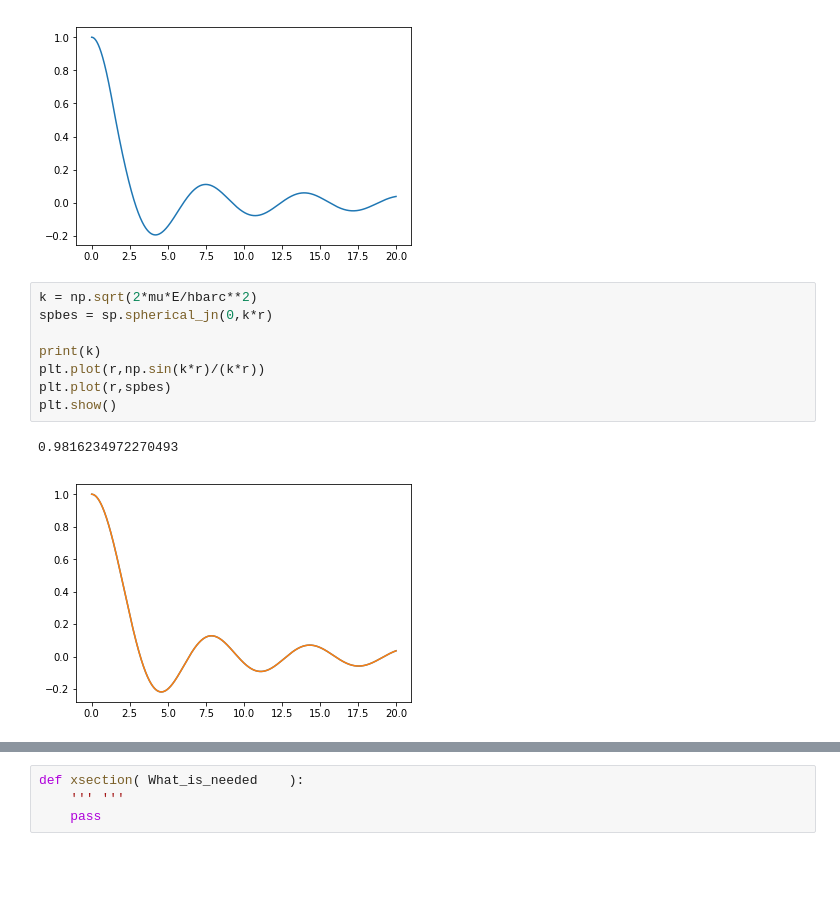
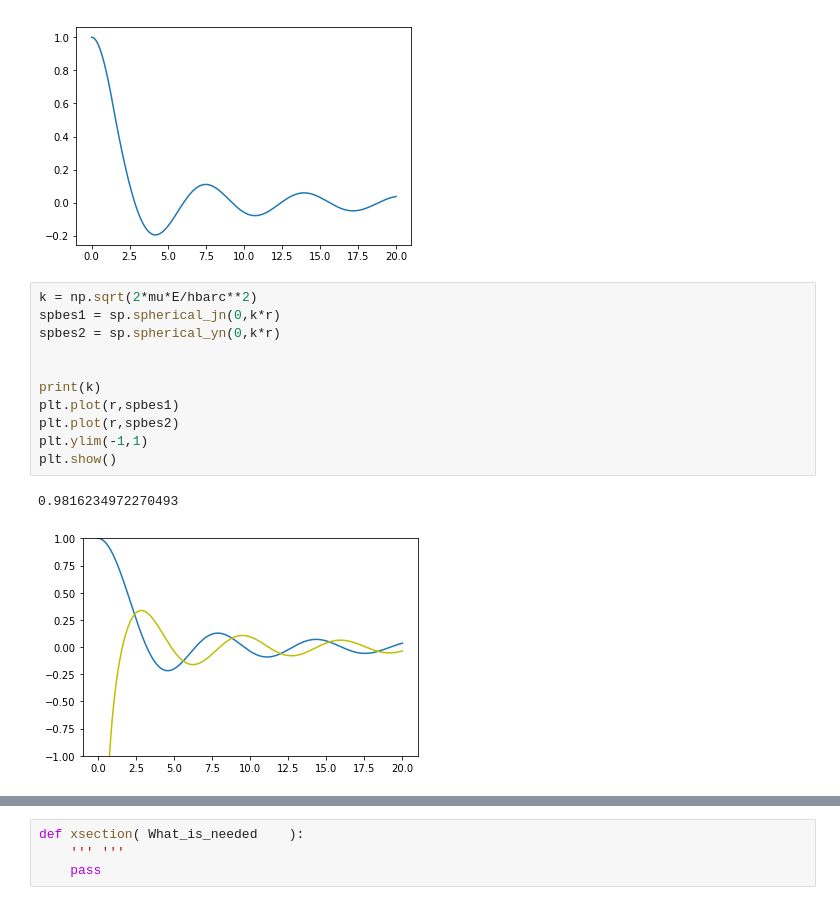
Before and after one commit to dronchin/Two-Nucleon-Scattering, a Jupyter notebook: src/Two-Nucleon scattering.ipynb, the cells around one changed output, grey strips where cells are left out. Drawn from its saved outputs; the diff is of its cells as text; blank space fills up the shorter version.

```diff
--- a/src/Two-Nucleon scattering.ipynb
+++ b/src/Two-Nucleon scattering.ipynb
@@ -113,15 +113,18 @@ plt.plot(r, wavefunc/r)
 [figure]
 # %%
 k = np.sqrt(2*mu*E/hbarc**2)
-spbes = sp.spherical_jn(0,k*r)
+spbes1 = sp.spherical_jn(0,k*r)
+spbes2 = sp.spherical_yn(0,k*r)
+
 
 print(k)
-plt.plot(r,np.sin(k*r)/(k*r))
-plt.plot(r,spbes)
+plt.plot(r,spbes1)
+plt.plot(r,spbes2)
+plt.ylim(-1,1)
 plt.show()
 # %% [output]
 0.9816234972270493
-[figure, old version]
+[figure, new version]
 # %%
 def phaseshift(wavefunc,E,l,n,Rmax):
     '''Get the phaseshift from a scattered wave'''
```
Also changed, not shown: parts of 4 cells of this notebook.
